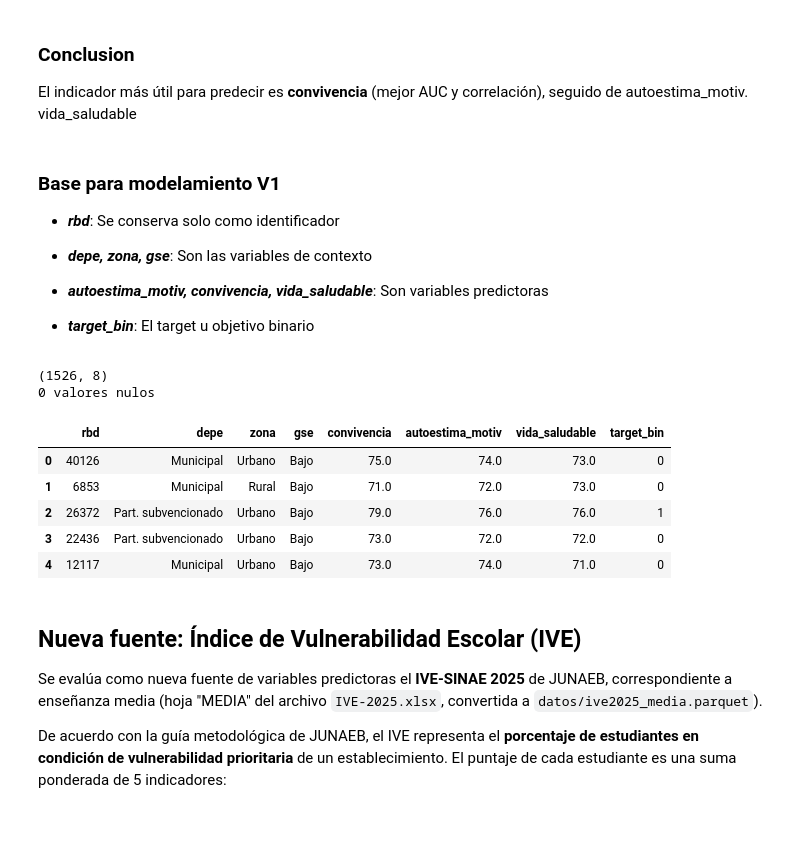
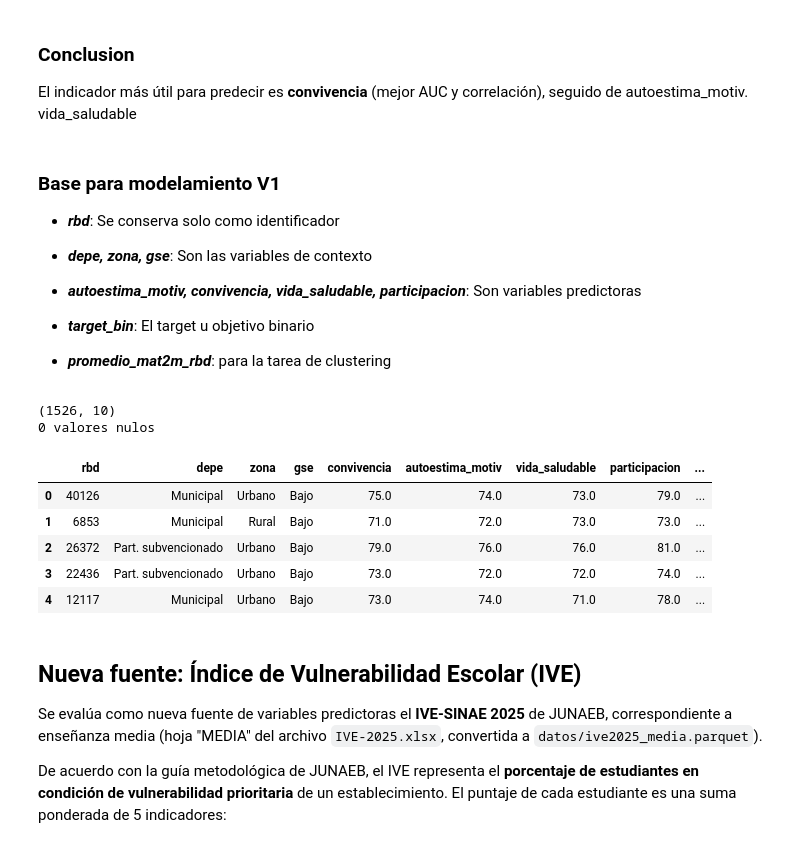
Before and after one commit to vcanalesg/dcc_taller_proyecto_g4, a Jupyter notebook: EDAyPreprocesamiento_01.ipynb, the cells around one changed output. Drawn from its saved outputs; the diff is of its cells as text; code cells hidden in the pictures.

Commit message:
guardar base para tareas de clustering y clasificacion

```diff
--- a/EDAyPreprocesamiento_01.ipynb
+++ b/EDAyPreprocesamiento_01.ipynb
@@ -1204,32 +1103,35 @@ Se conserva solo como identificador
 - ***depe, zona, gse***:
 Son las variables de contexto
 
-- ***autoestima_motiv, convivencia, vida_saludable***:
+- ***autoestima_motiv, convivencia, vida_saludable, participacion***:
 Son variables predictoras
 
 - ***target_bin***:
 El target u objetivo binario
+
+- ***promedio_mat2m_rbd***: para la tarea de clustering
 # %%
 cols_modelo = [
     "rbd",
     "depe", "zona", "gse",
-    "convivencia", "autoestima_motiv", "vida_saludable",
+    "convivencia", "autoestima_motiv", "vida_saludable", 'participacion',
     "target_bin",
+    "prom_mate2m_rbd",
 ]
 base_modelo = base[cols_modelo].copy()
 
 print(base_modelo.shape)
 print(base_modelo.isna().sum().sum(), "valores nulos")
 base_modelo.head()
 # %% [output]
-(1526, 8)
+(1526, 10)
 0 valores nulos
-|  | rbd | depe | zona | gse | convivencia | autoestima_motiv | vida_saludable | target_bin |
-| 0 | 40126 | Municipal | Urbano | Bajo | 75.0 | 74.0 | 73.0 | 0 |
-| 1 | 6853 | Municipal | Rural | Bajo | 71.0 | 72.0 | 73.0 | 0 |
-| 2 | 26372 | Part. subvencionado | Urbano | Bajo | 79.0 | 76.0 | 76.0 | 1 |
-| 3 | 22436 | Part. subvencionado | Urbano | Bajo | 73.0 | 72.0 | 72.0 | 0 |
-| 4 | 12117 | Municipal | Urbano | Bajo | 73.0 | 74.0 | 71.0 | 0 |
+|  | rbd | depe | zona | gse | convivencia | autoestima_motiv | vida_saludable | participacion | ... |
+| 0 | 40126 | Municipal | Urbano | Bajo | 75.0 | 74.0 | 73.0 | 79.0 | ... |
+| 1 | 6853 | Municipal | Rural | Bajo | 71.0 | 72.0 | 73.0 | 73.0 | ... |
+| 2 | 26372 | Part. subvencionado | Urbano | Bajo | 79.0 | 76.0 | 76.0 | 81.0 | ... |
+| 3 | 22436 | Part. subvencionado | Urbano | Bajo | 73.0 | 72.0 | 72.0 | 74.0 | ... |
+| 4 | 12117 | Municipal | Urbano | Bajo | 73.0 | 74.0 | 71.0 | 78.0 | ... |
 # %% [markdown]
 ## Nueva fuente: Índice de Vulnerabilidad Escolar (IVE)
 
```
Also changed, not shown: parts of 7 cells of this notebook, 1 other file.
